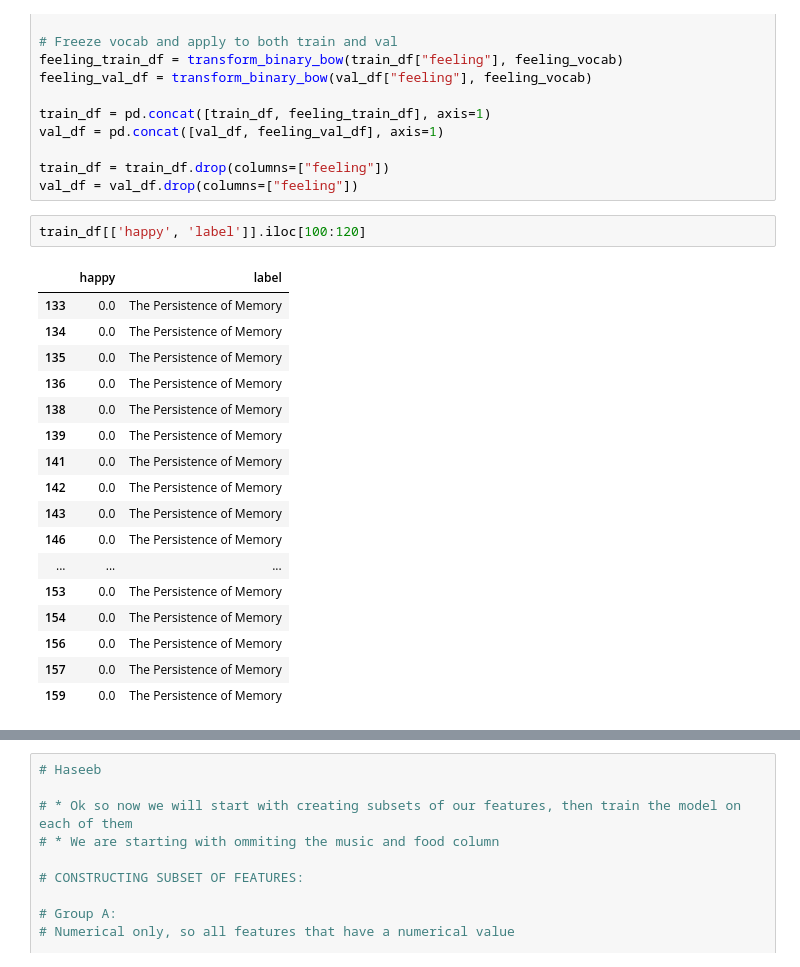
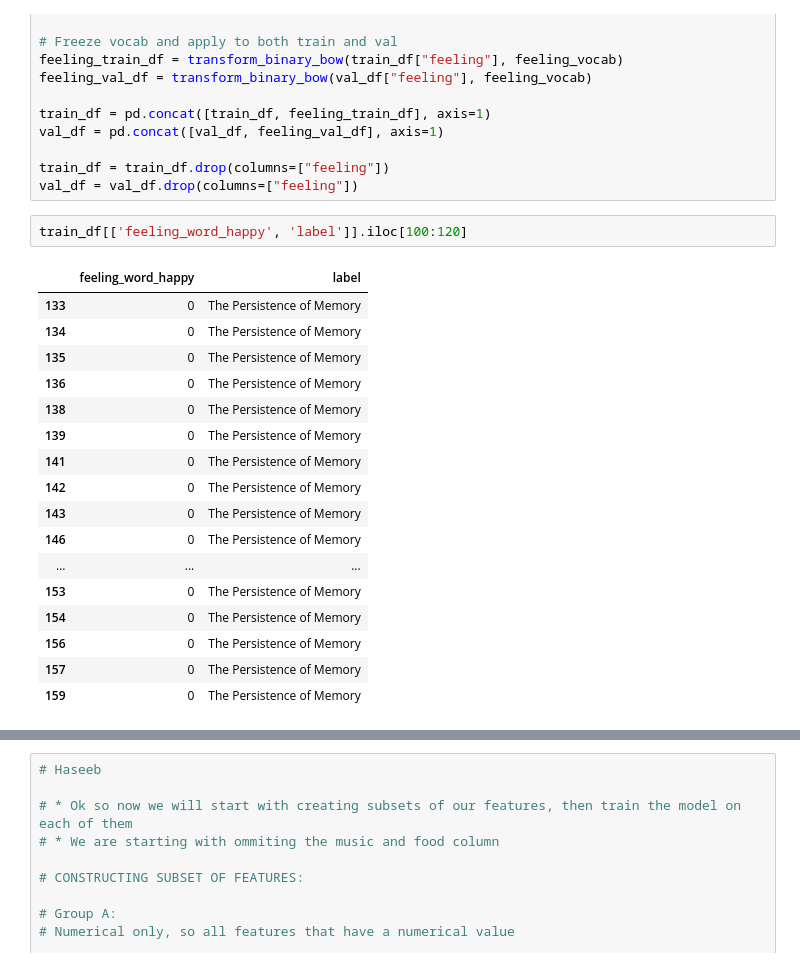
Before and after one commit to kabir-codes/ml-challenge, a Jupyter notebook: Ml_Challenge_2.ipynb, the cells around one changed output, grey strips where cells are left out. Cells and saved outputs as stored; diff of their text form.

```diff
--- a/Ml_Challenge_2.ipynb
+++ b/Ml_Challenge_2.ipynb
@@ -386,25 +386,25 @@ val_df = pd.concat([val_df, feeling_val_df], axis=1)
 train_df = train_df.drop(columns=["feeling"])
 val_df = val_df.drop(columns=["feeling"])
 # %%
-train_df[['happy', 'label']].iloc[100:120]
+train_df[['feeling_word_happy', 'label']].iloc[100:120]
 # %% [output]
-|  | happy | label |
-| 133 | 0.0 | The Persistence of Memory |
-| 134 | 0.0 | The Persistence of Memory |
-| 135 | 0.0 | The Persistence of Memory |
-| 136 | 0.0 | The Persistence of Memory |
-| 138 | 0.0 | The Persistence of Memory |
-| 139 | 0.0 | The Persistence of Memory |
-| 141 | 0.0 | The Persistence of Memory |
-| 142 | 0.0 | The Persistence of Memory |
-| 143 | 0.0 | The Persistence of Memory |
-| 146 | 0.0 | The Persistence of Memory |
+|  | feeling_word_happy | label |
+| 133 | 0 | The Persistence of Memory |
+| 134 | 0 | The Persistence of Memory |
+| 135 | 0 | The Persistence of Memory |
+| 136 | 0 | The Persistence of Memory |
+| 138 | 0 | The Persistence of Memory |
+| 139 | 0 | The Persistence of Memory |
+| 141 | 0 | The Persistence of Memory |
+| 142 | 0 | The Persistence of Memory |
+| 143 | 0 | The Persistence of Memory |
+| 146 | 0 | The Persistence of Memory |
 | ... | ... | ... |
-| 153 | 0.0 | The Persistence of Memory |
-| 154 | 0.0 | The Persistence of Memory |
-| 156 | 0.0 | The Persistence of Memory |
-| 157 | 0.0 | The Persistence of Memory |
-| 159 | 0.0 | The Persistence of Memory |
+| 153 | 0 | The Persistence of Memory |
+| 154 | 0 | The Persistence of Memory |
+| 156 | 0 | The Persistence of Memory |
+| 157 | 0 | The Persistence of Memory |
+| 159 | 0 | The Persistence of Memory |
 # %%
 feeling_cols = [col for col in train_df.columns if col in vectorizer.get_feature_names_out()]
 
```
Also changed, not shown: parts of 3 cells of this notebook.
